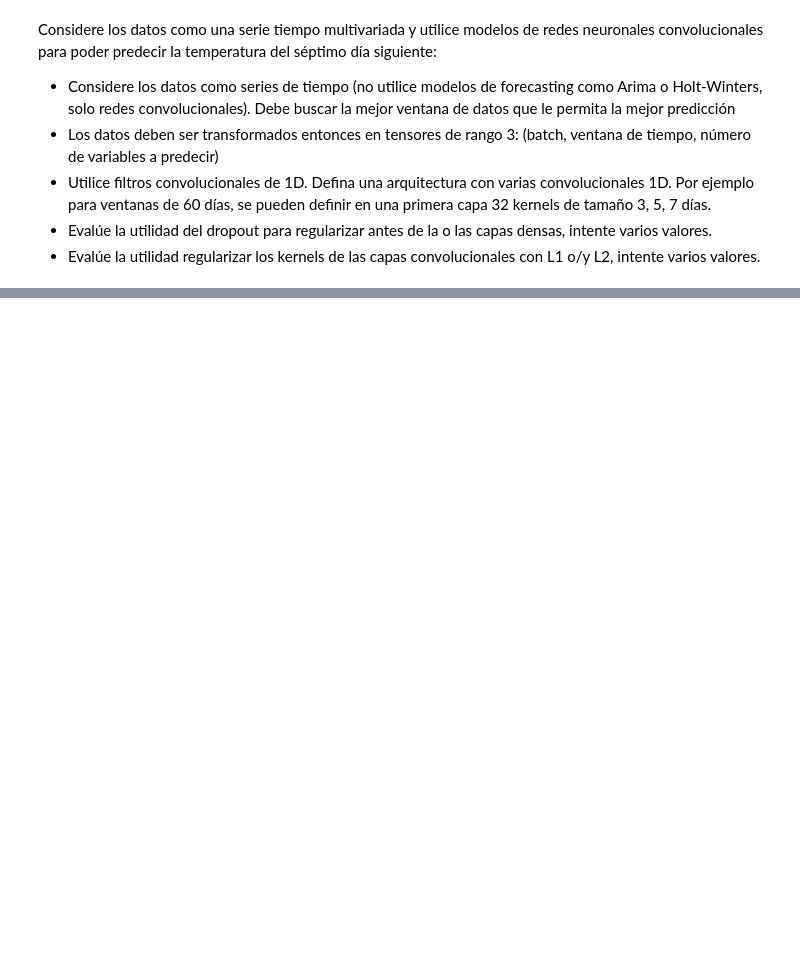
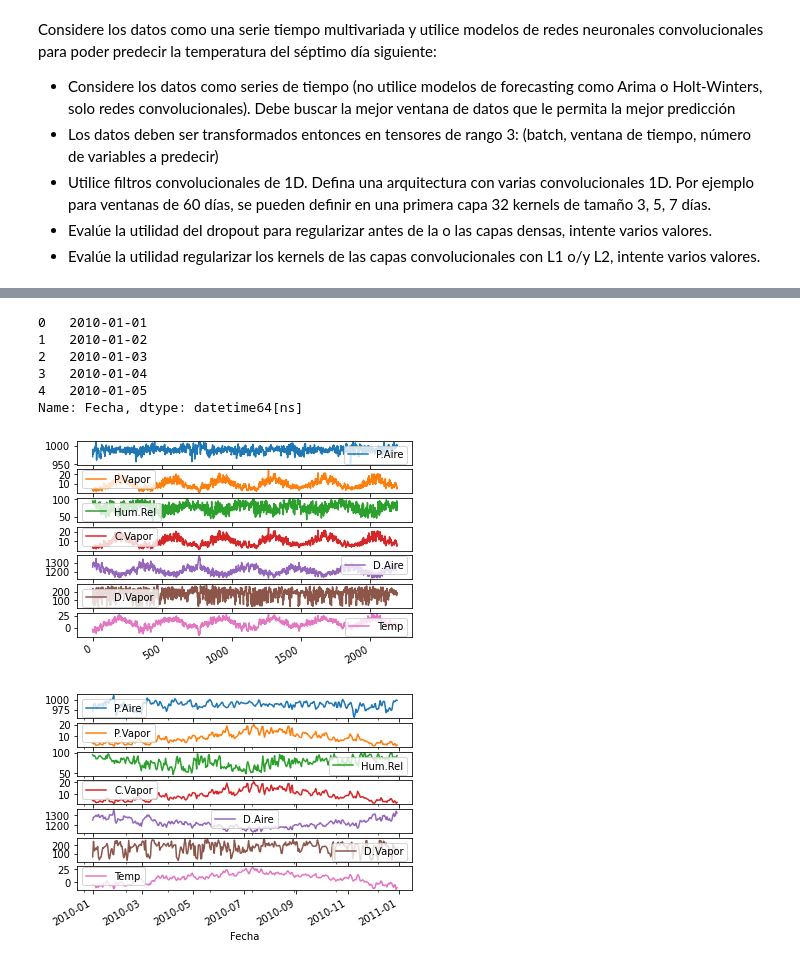
Before and after one commit to josemoncada87/tallerFDA2, a Jupyter notebook: Taller Fundamentos de Analítica de Datos II - Enunciado.ipynb, the cells around one changed output, grey strips where cells are left out. Cells and saved outputs as stored; diff of their text form; code cells hidden in the pictures; blank space fills up the shorter version.

```diff
--- a/Taller Fundamentos de Analítica de Datos II - Enunciado.ipynb
+++ b/Taller Fundamentos de Analítica de Datos II - Enunciado.ipynb
@@ -536,12 +438,12 @@ steps = [('STD', StandardScaler()),
 pipeline = Pipeline(steps)
 parametros = {'PCA__n_components':[None, 10, 15, 20], 'SVM_rbf__C':[0.01,0.1,1,10]}
 
-grid0 = GridSearchCV(pipeline, parametros, cv=5, scoring="r2")
+grid0 = GridSearchCV(pipeline, parametros, cv=5, scoring=metrica)
 grid0.fit(X_train,y_train)
 print("score = %3.4f" %(grid0.score(X_test,y_test)))
-print(grid1.best_params_)
+print(grid0.best_params_)
 
 train_score0 = grid0.score(X_train, y_train)
 test_score0 = grid0.score(X_test, y_test)
-print ( "train: ", train_score1 , "test", test_score1)
+print ( "train: ", train_score0 , "test", test_score0)
 # Los valores obtenidos muestran incidencia de Overfitting en el modelo con una diferencia elevada entre el test y el train.
@@ -1710,0 +1267,5 @@ Considere los datos como una serie tiempo multivariada y utilice modelos de rede
+# %%
+df2 = df.copy()
+date_column = df2.pop("Fecha")
+df2.info()
+df2.head()
@@ -1710,0 +1293,21 @@ Considere los datos como una serie tiempo multivariada y utilice modelos de rede
+# %%
+date_column.head()
+# %% [output]
+0   2010-01-01
+1   2010-01-02
+2   2010-01-03
+3   2010-01-04
+4   2010-01-05
+Name: Fecha, dtype: datetime64[ns]
+# %%
+plot_cols = df2.columns
+plot_feature = df2[plot_cols]
+plot_feature_index = date_column
+_ = plot_feature.plot(subplots=True)
+
+plot_features = df2[plot_cols][:365]
+plot_features.index = date_column[:365]
+_ = plot_features.plot(subplots=True)
+# %% [output]
+[figure, added]
+[figure, added]
```
Also changed, not shown: parts of 113 cells of this notebook.
